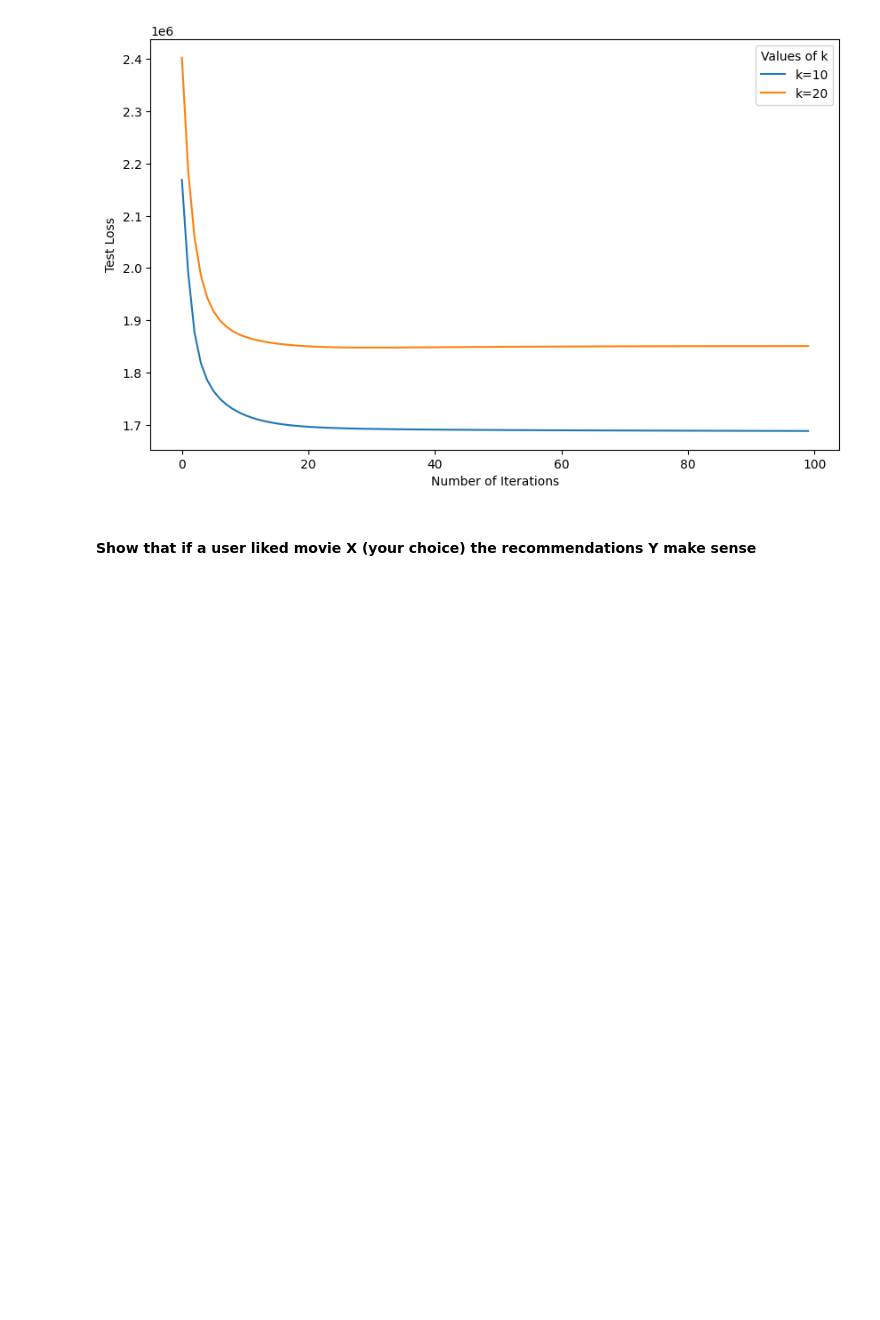
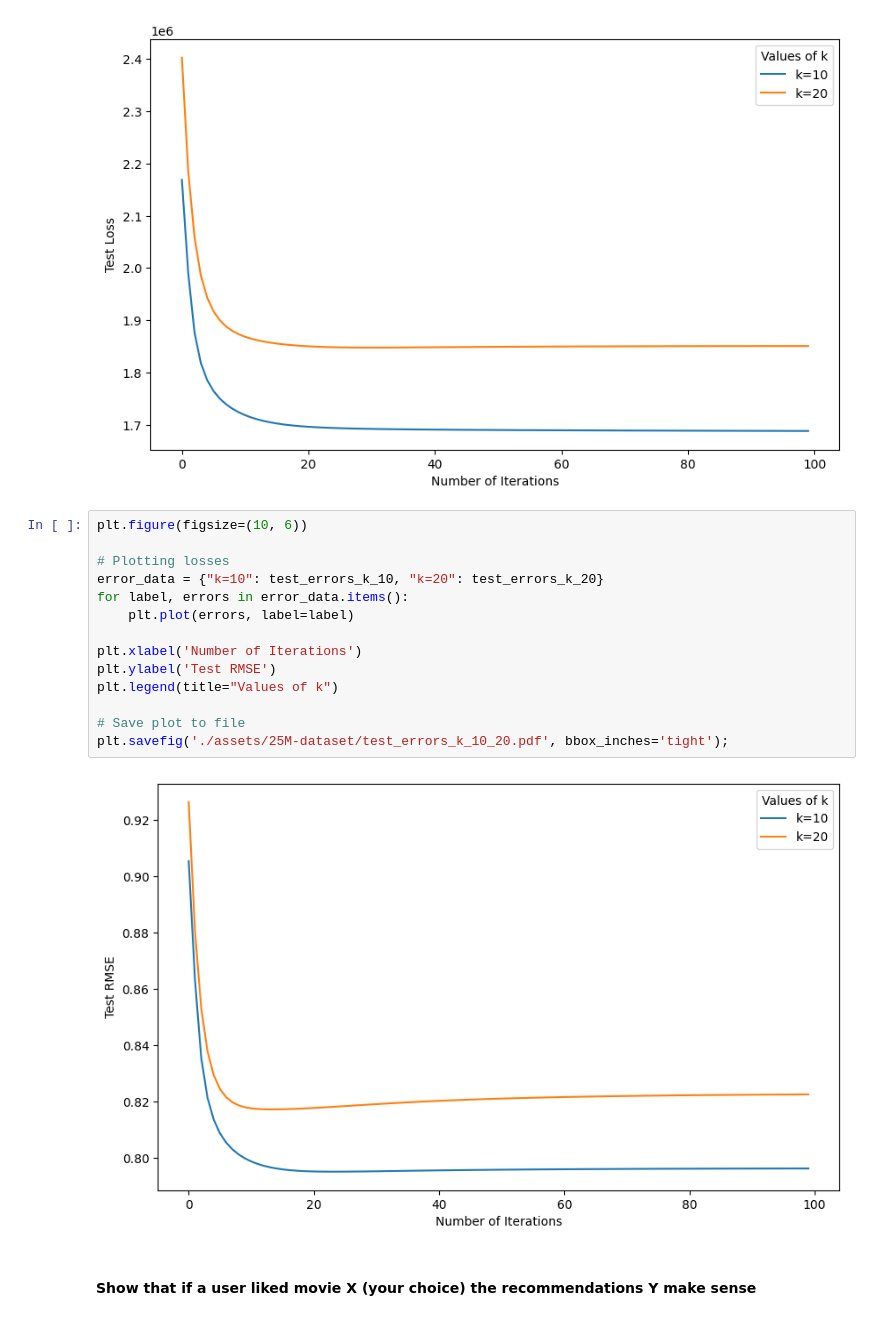
Before and after one commit to Bwhiz/Recommender-System-ALS, a Jupyter notebook: main.ipynb, the cells around one changed output. Drawn from its saved outputs; the diff is of its cells as text; blank space fills up the shorter version.

```diff
--- a/main.ipynb
+++ b/main.ipynb
@@ -564,6 +592,22 @@ plt.legend(title="Values of k")
 plt.savefig('./assets/25M-dataset/test_losses_k_10_20.pdf', bbox_inches='tight');
 # %% [output]
 [figure]
+# %%
+plt.figure(figsize=(10, 6))
+
+# Plotting losses
+error_data = {"k=10": test_errors_k_10, "k=20": test_errors_k_20}
+for label, errors in error_data.items():
+    plt.plot(errors, label=label)
+
+plt.xlabel('Number of Iterations')
+plt.ylabel('Test RMSE')
+plt.legend(title="Values of k")
+
+# Save plot to file
+plt.savefig('./assets/25M-dataset/test_errors_k_10_20.pdf', bbox_inches='tight');
+# %% [output]
+[figure, added]
 # %% [markdown]
 #### Show that if a user liked movie X (your choice) the recommendations Y make sense
 # %%
```
Also changed, not shown: parts of 18 cells of this notebook, 5 other files.
